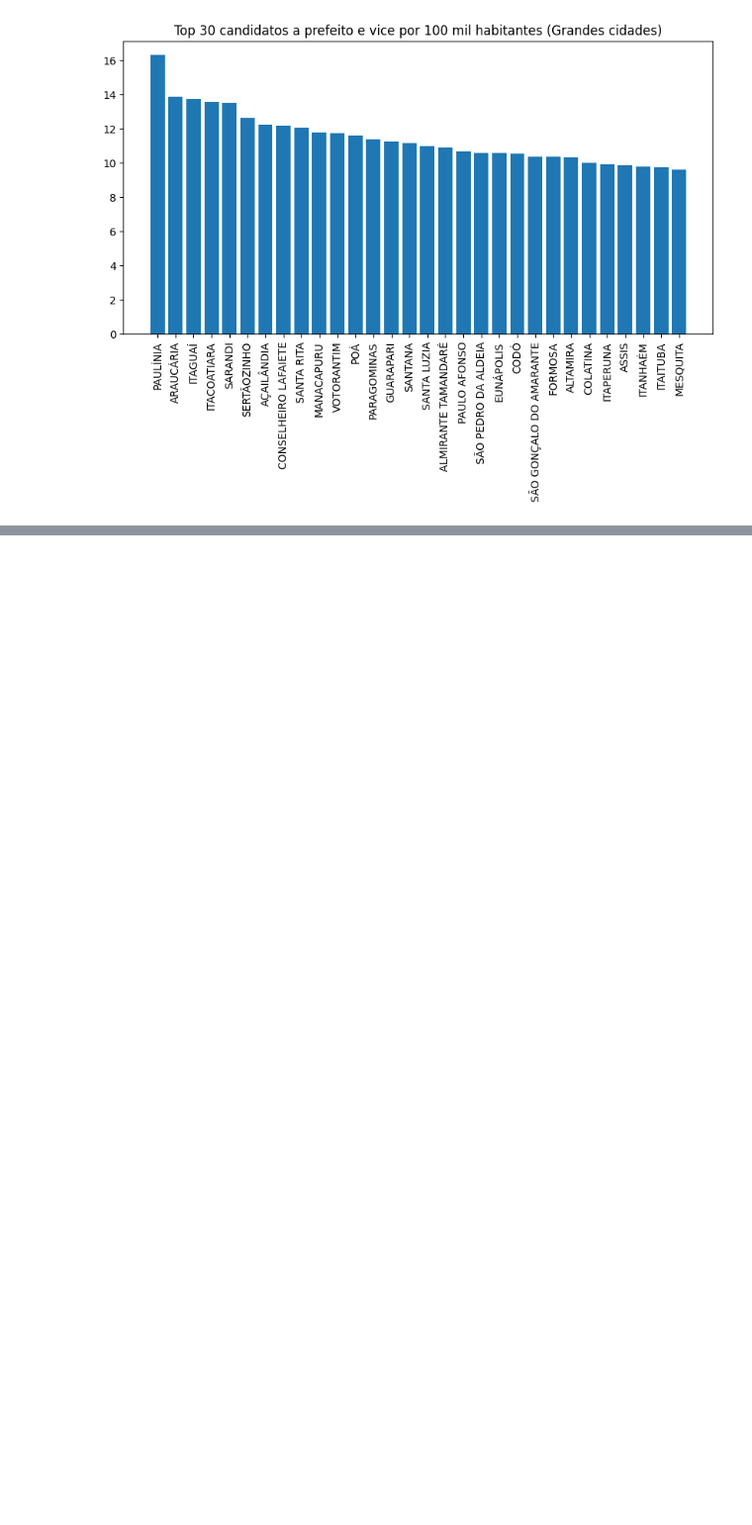
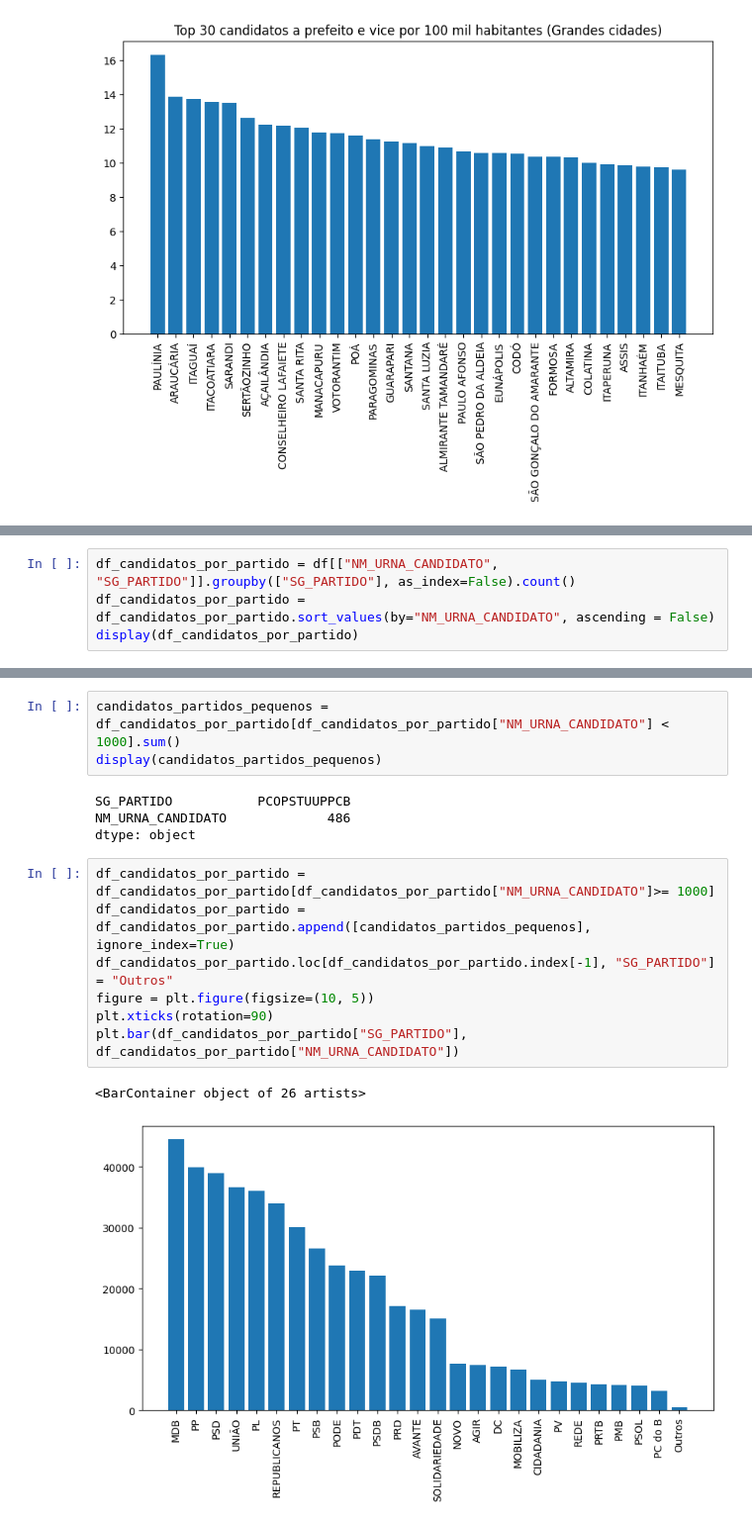
Before and after one commit to nfmmendes/eleicoes-2024-brasil, a Jupyter notebook: Eleições 2024.ipynb, the cells around one changed output, grey strips where cells are left out. Shown: that part at 99% size. Saved outputs shown, nothing was run; the diff lists cells and outputs as text; blank space fills up the shorter version.

```diff
--- a/Eleições 2024.ipynb
+++ b/Eleições 2024.ipynb
@@ -159,0 +166,4 @@ ValueError: shape mismatch: objects cannot be broadcast to a single shape
+# %%
+df_candidatos_por_partido = df[["NM_URNA_CANDIDATO", "SG_PARTIDO"]].groupby(["SG_PARTIDO"], as_index=False).count()
+df_candidatos_por_partido = df_candidatos_por_partido.sort_values(by="NM_URNA_CANDIDATO", ascending = False)
+display(df_candidatos_por_partido)
@@ -159,0 +188,17 @@ ValueError: shape mismatch: objects cannot be broadcast to a single shape
+# %%
+candidatos_partidos_pequenos = df_candidatos_por_partido[df_candidatos_por_partido["NM_URNA_CANDIDATO"] < 1000].sum()
+display(candidatos_partidos_pequenos)
+# %% [output]
+SG_PARTIDO           PCOPSTUUPPCB
+NM_URNA_CANDIDATO             486
+dtype: object
+# %%
+df_candidatos_por_partido = df_candidatos_por_partido[df_candidatos_por_partido["NM_URNA_CANDIDATO"]>= 1000]
+df_candidatos_por_partido = df_candidatos_por_partido.append([candidatos_partidos_pequenos], ignore_index=True)
+df_candidatos_por_partido.loc[df_candidatos_por_partido.index[-1], "SG_PARTIDO"] = "Outros"
+figure = plt.figure(figsize=(10, 5))
+plt.xticks(rotation=90)
+plt.bar(df_candidatos_por_partido["SG_PARTIDO"], df_candidatos_por_partido["NM_URNA_CANDIDATO"])
+# %% [output]
+<BarContainer object of 26 artists>
+[figure, added]
```
Also changed, not shown: parts of 4 cells of this notebook.
